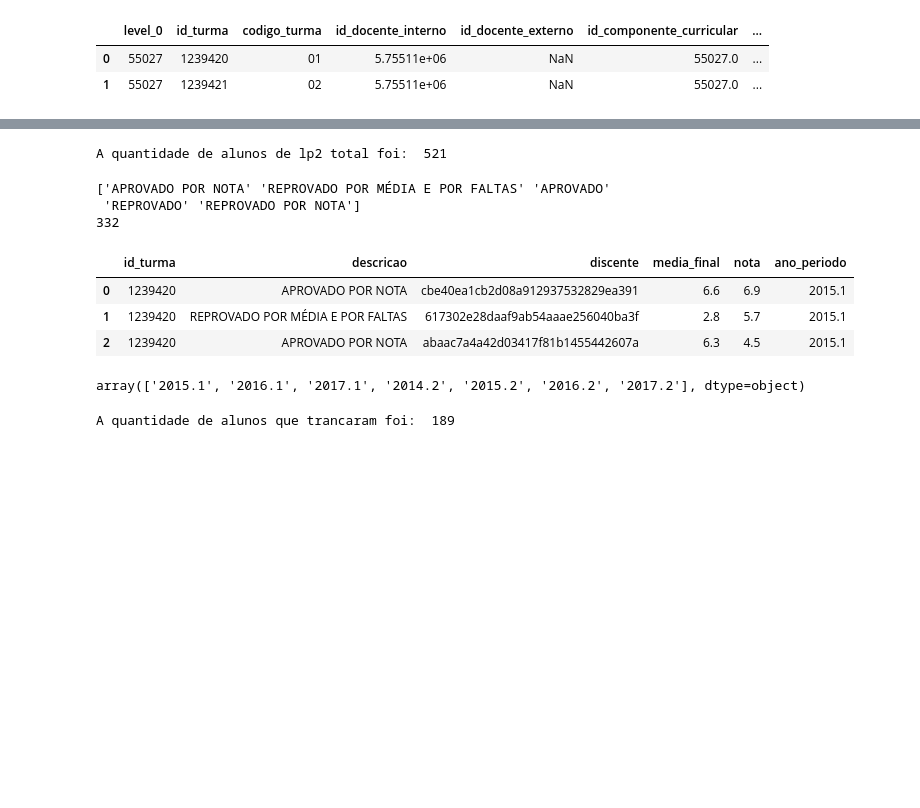
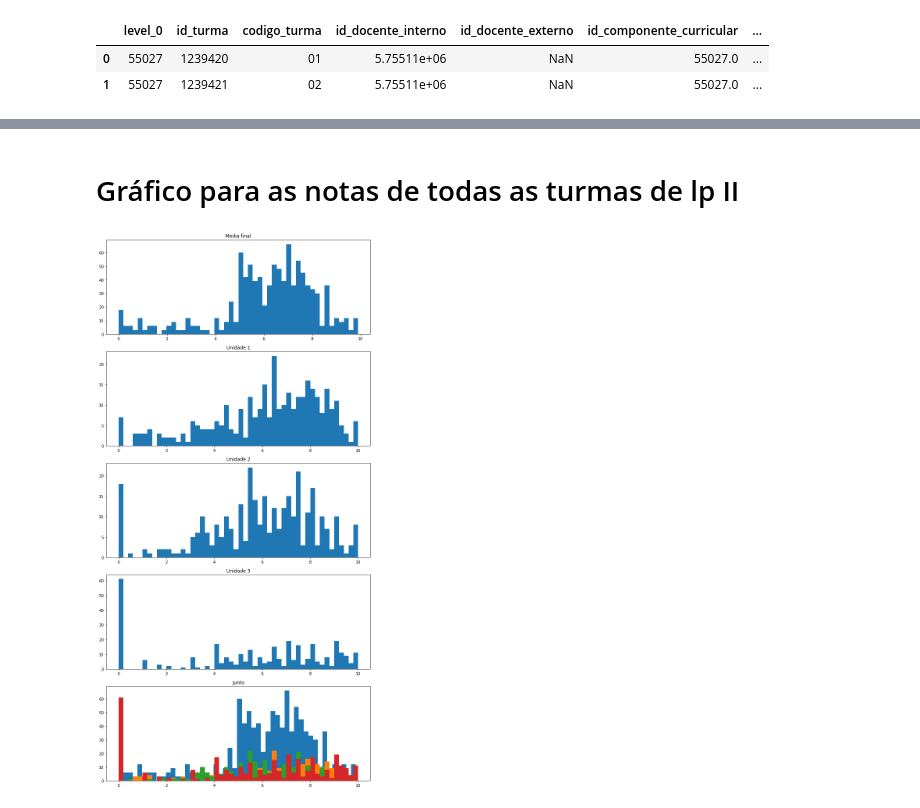
Before and after one commit to paulalps/Probabilidade, a Jupyter notebook: Análises LP II.ipynb, the cells around one changed output, grey strips where cells are left out. Cells and saved outputs as stored; diff of their text form; code cells hidden in the pictures; blank space fills up the shorter version.

```diff
--- a/Análises LP II.ipynb
+++ b/Análises LP II.ipynb
@@ -252,37 +308,29 @@ alunos_lp2_u1_df.head(3)
-# %%
-qtdd_alunos_lp2_u1_df = len(alunos_lp2_u1_df)
-print("A quantidade de alunos de lp2 total foi: ",qtdd_alunos_lp2_u1_df)
-# %% [output]
-A quantidade de alunos de lp2 total foi:  521
-# %%
-## mantendo apenas os alunos que concluiram a disciplina
-alunos_lp2_u1 = alunos_lp2_u1_df[alunos_lp2_u1_df['descricao'].str.contains('APROVADO') |
-                                      alunos_lp2_u1_df['descricao'].str.contains('REPROVADO')]
-qtdd_u1 = len(alunos_lp2_u1)
-alunos_lp2_u2 = alunos_lp2_u2_df[alunos_lp2_u2_df['descricao'].str.contains('APROVADO') |
-                                      alunos_lp2_u2_df['descricao'].str.contains('REPROVADO')]
-alunos_lp2_u3 = alunos_lp2_u3_df[alunos_lp2_u3_df['descricao'].str.contains('APROVADO') |
-                                      alunos_lp2_u3_df['descricao'].str.contains('REPROVADO')]
-print(alunos_lp2_u1.descricao.unique())
-print(qtdd_u1)
-alunos_lp2_u1_df.head(3)
-# %% [output]
-['APROVADO POR NOTA' 'REPROVADO POR MÉDIA E POR FALTAS' 'APROVADO'
- 'REPROVADO' 'REPROVADO POR NOTA']
-332
-|  | id_turma | descricao | discente | media_final | nota | ano_periodo |
-| 0 | 1239420 | APROVADO POR NOTA | cbe40ea1cb2d08a912937532829ea391 | 6.6 | 6.9 | 2015.1 |
-| 1 | 1239420 | REPROVADO POR MÉDIA E POR FALTAS | 617302e28daaf9ab54aaae256040ba3f | 2.8 | 5.7 | 2015.1 |
-| 2 | 1239420 | APROVADO POR NOTA | abaac7a4a42d03417f81b1455442607a | 6.3 | 4.5 | 2015.1 |
-# %%
-alunos_lp2_u1_df['ano_periodo'].unique()
-# %% [output]
-array(['2015.1', '2016.1', '2017.1', '2014.2', '2015.2', '2016.2', '2017.2'], dtype=object)
-# %%
-alunos_trancados = qtdd_alunos_lp2_u1_df - qtdd_u1
-print("A quantidade de alunos que trancaram foi: ", alunos_trancados)
-# %% [output]
-A quantidade de alunos que trancaram foi:  189
+# %% [markdown]
+# Gráfico para as notas de todas as turmas de lp II
+# %%
+fig,(ax1,ax2,ax3,ax4, ax5) = plt.subplots(5, 1, figsize=(10,20))
+
+ax1.hist(alunos_ok['media_final'], bins=50)
+ax1.set_title('Media final')
+
+ax2.hist(alunos_lp2_u1_df['nota'], bins=50)
+ax2.set_title('Unidade 1')
+
+ax3.hist(alunos_lp2_u2_df['nota'], bins=50)
+ax3.set_title('Unidade 2')
+
+ax4.hist(alunos_lp2_u3_df['nota'], bins=50)
+ax4.set_title('Unidade 3')
+
+ax5.hist(alunos_ok['media_final'], bins=50)
+ax5.set_title('Junto')
+ax5.hist(alunos_lp2_u1_df['nota'], bins=50)
+ax5.hist(alunos_lp2_u2_df['nota'], bins=50)
+ax5.hist(alunos_lp2_u3_df['nota'], bins=50)
+fig.tight_layout()
+plt.show()
+# %% [output]
+[figure, added]
 # %%
 ## Calculando as médias e desvios padrões por unidades
 media_lp2 = {'media_geral' : np.mean(alunos_lp2['media_final'].dropna()),
```
Also changed, not shown: parts of 27 cells of this notebook.
